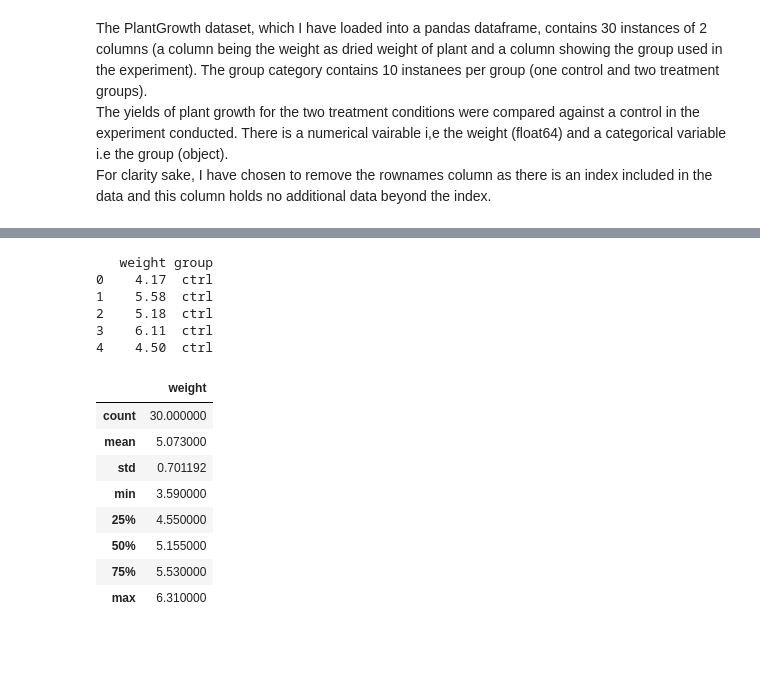
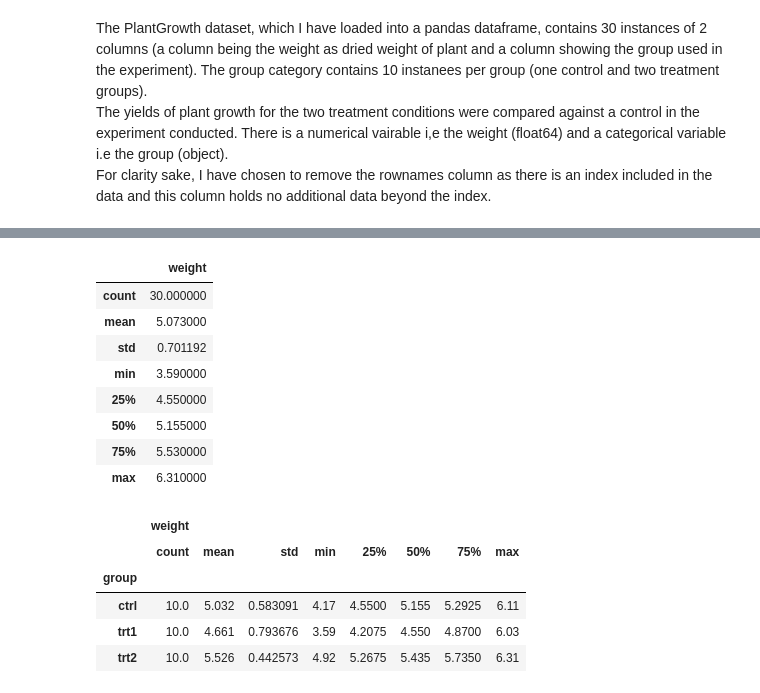
Before and after one commit to rebeccaf1918/AppliedStatistics, a Jupyter notebook: project.ipynb, the cells around one changed output, grey strips where cells are left out. Saved outputs shown, nothing was run; the diff lists cells and outputs as text; code cells hidden in the pictures; blank space fills up the shorter version.

```diff
--- a/project.ipynb
+++ b/project.ipynb
@@ -91,13 +134,7 @@ print(data.head())
 # %%
-print(data.head()) # reviewing the dataframe structure
+
 data.describe() # using the describe function to determine various characteristics incl the mean, std deviation and more
 # %% [output]
-   weight group
-0    4.17  ctrl
-1    5.58  ctrl
-2    5.18  ctrl
-3    6.11  ctrl
-4    4.50  ctrl
 |  | weight |
 | count | 30.000000 |
 | mean | 5.073000 |
@@ -107,3 +144,12 @@ data.describe() # using the describe function to determine various characteristi
 | 50% | 5.155000 |
 | 75% | 5.530000 |
 | max | 6.310000 |
+# %%
+data.groupby('group').describe()  #generating the summary statistics by group to see if any trends occur due to group type
+# %% [output]
+|  | weight |  |  |  |  |  |  |  |
+|  | count | mean | std | min | 25% | 50% | 75% | max |
+| group |  |  |  |  |  |  |  |  |
+| ctrl | 10.0 | 5.032 | 0.583091 | 4.17 | 4.5500 | 5.155 | 5.2925 | 6.11 |
+| trt1 | 10.0 | 4.661 | 0.793676 | 3.59 | 4.2075 | 4.550 | 4.8700 | 6.03 |
+| trt2 | 10.0 | 5.526 | 0.442573 | 4.92 | 5.2675 | 5.435 | 5.7350 | 6.31 |
```
Also changed, not shown: parts of 13 cells of this notebook.
